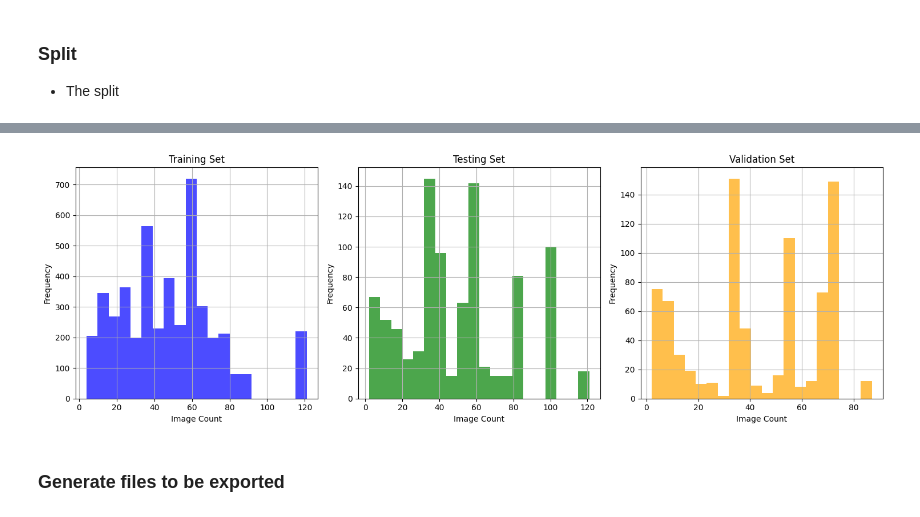
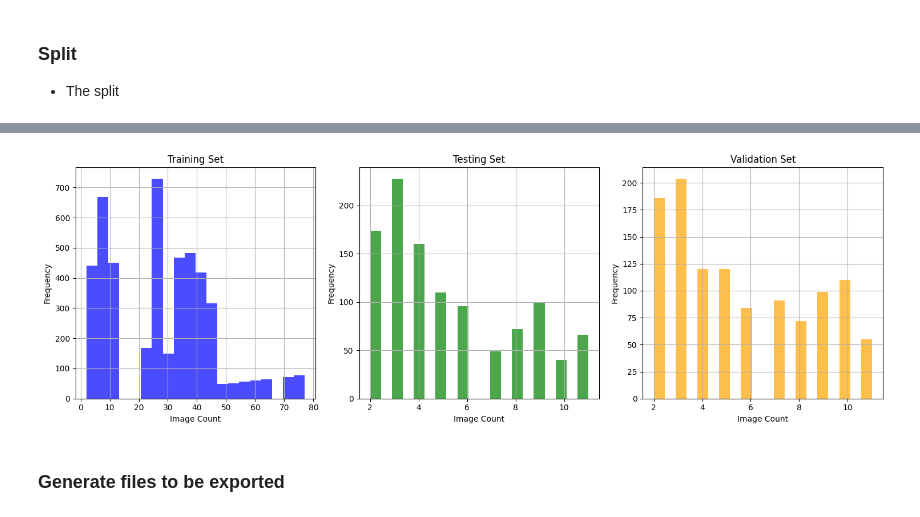
Before and after one commit to WildMeOrg/lca, a Jupyter notebook: data/EDA_split_data.ipynb, the cells around one changed output, grey strips where cells are left out. Saved outputs shown, nothing was run; the diff lists cells and outputs as text; code cells hidden in the pictures.

```diff
--- a/data/EDA_split_data.ipynb
+++ b/data/EDA_split_data.ipynb
@@ -66,7 +81,8 @@ assert df['path'].apply(os.path.exists).all()
 # %%
 # Need to create 'species' key in the df. Automatically build this from coco file categories
 
-cat_list = test_data['categories']
+cat_list = train_data['categories']
+df['category_id'] = 0
 cat_map = {item['id']: item['name'] for item in cat_list}
 df['species'] = df['category_id'].map(cat_map)
 
@@ -83,11 +98,0 @@ df['species'].value_counts().plot(kind='barh')
-# %%
-# Filter by csv. Support multiple files
-
-csv_folder = config['csv_folder']
-# names=['annotation_uuid', 'species', 'viewpoint', 'name_uuid', 'name', 'date']
-names = ['annotation_uuid', 'viewpoint']
-merge_cols = ['annotation_uuid', 'viewpoint']
-
-df = filter_by_csv(df, csv_folder, names=names, merge_cols=merge_cols)
-
-df = assign_viewpoints(df, excluded_viewpoints)
@@ -101,3 +133,11 @@ df['species'].value_counts().plot(kind='barh')
 # %%
 df['name_viewpoint'] = df['name'] + '-' + df['viewpoint']
 df['species_viewpoint'] = df['species'] + '-' + df['viewpoint']
+# %%
+# Remove singletons
+df = apply_filters(df, 'name_viewpoint', None, min_df=2)
+
+print("Annotations after removing singletons:", len(df))
+
+counts = df.groupby('viewpoint').size()
+print(counts)
@@ -148,0 +192,10 @@ rhincodon_typus      933    76
+# %%
+# apply split function
+# train_ratio -- The proportion of the dataset to include in the train split (between 0 and 1). Defaults to 0.7.
+# unseen_ratio -- The proportion of unique classes to be unseen in the test (and validation) sets (between 0 and 1). Defaults to 0.5.
+# is_val -- If True, split the test set further into test and validation sets. Defaults to True.
+# stratify_col -- The column on which to stratify the splits. Defaults to 'name'
+
+
+df_tr, df_te, df_val = split_df(df, train_ratio=0.7, unseen_ratio=0.5, is_val=True, stratify_col='name_viewpoint', print_key='name_viewpoint', verbose=True)
+# df_tr, df_te = split_df(df, train_ratio=0.7, unseen_ratio=0.5, is_val=False, stratify_col='name', print_key='name', verbose=True)
@@ -149,28 +247,36 @@ rhincodon_typus      933    76
 # %%
+# Plot data
+
+from tools import add_image_count
+
+# Add 'image_count" column
+df_tr = add_image_count(df_tr, 'name_viewpoint')
+df_te = add_image_count(df_te, 'name_viewpoint')
+df_val = add_image_count(df_val, 'name_viewpoint')
 
 fig, axes = plt.subplots(1, 3, figsize=(15, 5))
 
 # Plot histograms for each DataFrame in a separate subplot
 df_tr['image_count'].hist(ax=axes[0], bins=20, color='blue', alpha=0.7)
 axes[0].set_title('Training Set')
 axes[0].set_xlabel('Image Count')
 axes[0].set_ylabel('Frequency')
 
 df_te['image_count'].hist(ax=axes[1], bins=20, color='green', alpha=0.7)
 axes[1].set_title('Testing Set')
 axes[1].set_xlabel('Image Count')
 axes[1].set_ylabel('Frequency')
 
 df_val['image_count'].hist(ax=axes[2], bins=20, color='orange', alpha=0.7)
 axes[2].set_title('Validation Set')
 axes[2].set_xlabel('Image Count')
 axes[2].set_ylabel('Frequency')
 
 # Adjust layout
 plt.tight_layout()
 plt.show()
 # %% [output]
-[figure, old version]
+[figure, new version]
 # %% [markdown]
 ### Generate files to be exported
 # %%
```
Also changed, not shown: parts of 17 cells of this notebook, 7 other files.
